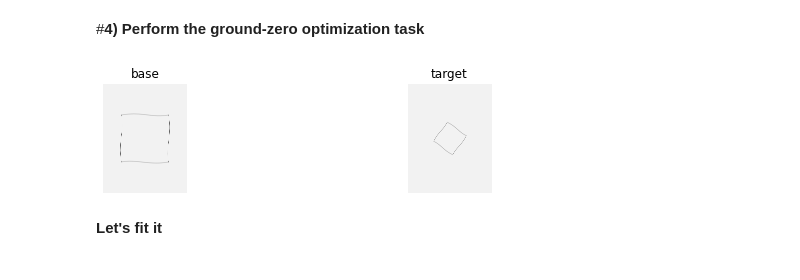
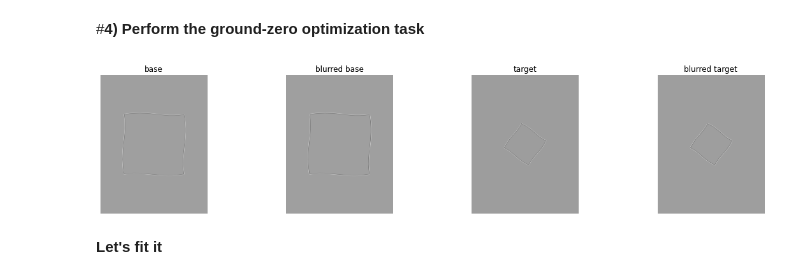
Before and after one commit to lcipolina/escher, a Jupyter notebook: optimization/optimization.ipynb, the cells around one changed output. Saved outputs shown, nothing was run; the diff lists cells and outputs as text; code cells hidden in the pictures.

```diff
--- a/optimization/optimization.ipynb
+++ b/optimization/optimization.ipynb
@@ -280,9 +291,20 @@ plot_images(GENERATING_IMAGES)
 [figure]
 # %% [markdown]
 #<b>4) Perform the ground-zero optimization task</b>
-# %%
-plot_images([BASE_IMAGES[1],TARGET_IMAGES[1]],['base','target'])
-# %% [output]
-[figure, removed]
+# %%
+sg=10 #blurred deviation
+VERSIE = 2
+plot_images([BASE_IMAGES[VERSIE],
+             cv2.GaussianBlur(BASE_IMAGES[VERSIE],(5,5),sg, sigmaY=sg),
+             TARGET_IMAGES[VERSIE],
+             cv2.GaussianBlur(TARGET_IMAGES[VERSIE],(5,5),sg, sigmaY=sg)],
+            ['base','blurred base', 'target', 'blurred target'])
+
+if True:
+  BASE_IMAGES = [cv2.GaussianBlur(x,(5,5),sg, sigmaY=sg) for x in BASE_IMAGES]
+  TARGET_IMAGES = [cv2.GaussianBlur(x,(5,5),sg, sigmaY=sg) for x in TARGET_IMAGES]
+  GENERATING_IMAGES = [cv2.GaussianBlur(x,(5,5),sg, sigmaY=sg) for x in GENERATING_IMAGES]
+# %% [output]
+[figure, added]
 # %% [markdown]
 <b>Let's fit it</b>
```
Also changed, not shown: parts of 6 cells of this notebook.
